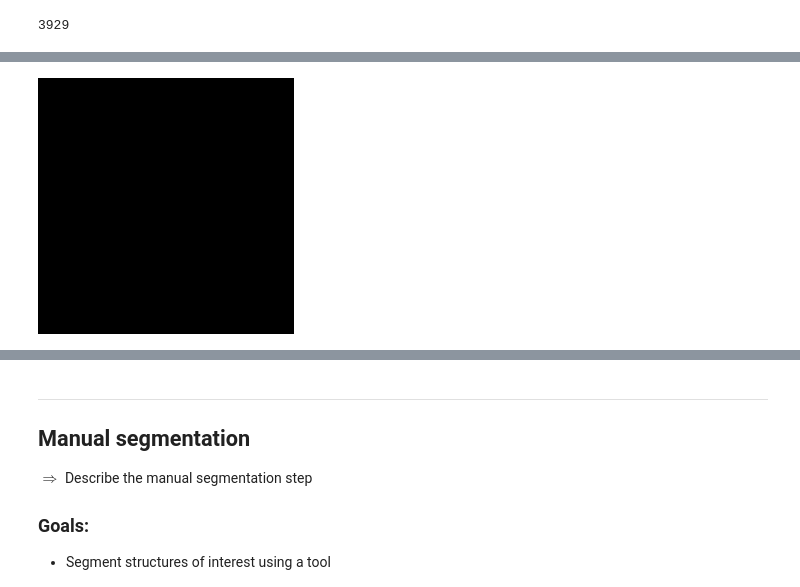
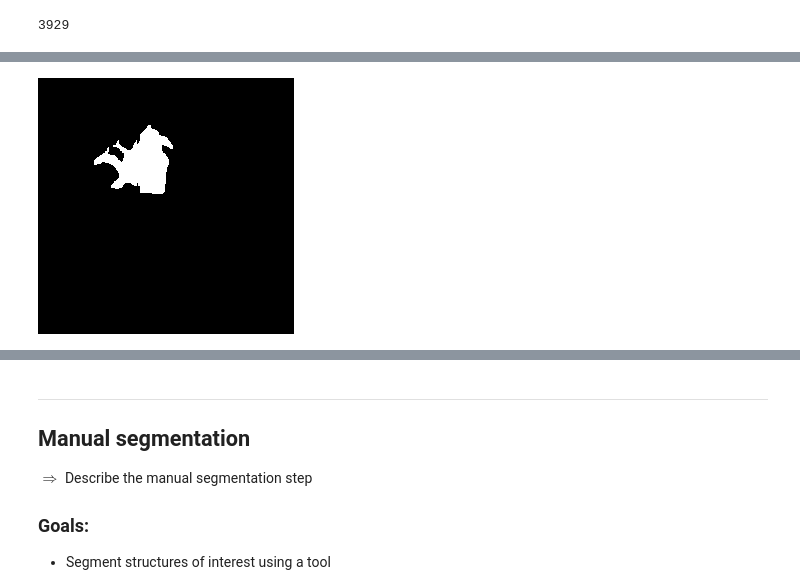
Before and after one commit to guanshengdu/msls-co4-ss24, a Jupyter notebook: project/main_guansheng.ipynb, the cells around one changed output, grey strips where cells are left out. Drawn from its saved outputs; the diff is of its cells as text; code cells hidden in the pictures.

```diff
--- a/project/main_guansheng.ipynb
+++ b/project/main_guansheng.ipynb
@@ -233,5 +215,7 @@ df
 from PIL import Image
 import numpy as np
 
-df.mask_file = df.mask_file.apply(lambda x: data_folder + x)
-df.image_file = df.image_file.apply(lambda x: data_folder + x)
+df['mask_path'] = df.mask_file.apply(lambda x: data_folder + x)
+df['image_path'] = df.image_file.apply(lambda x: data_folder + x)
+
+df.head()
@@ -238,7 +229,7 @@ df.image_file = df.image_file.apply(lambda x: data_folder + x)
 # %%
-Image.open(df["mask_file"][37])
+Image.open(df["mask_path"][12])
 # %% [output]
-[figure, old version]
+[figure, new version]
 # %%
 from PIL import Image
 import numpy as np
```
Also changed, not shown: parts of 30 cells of this notebook.
